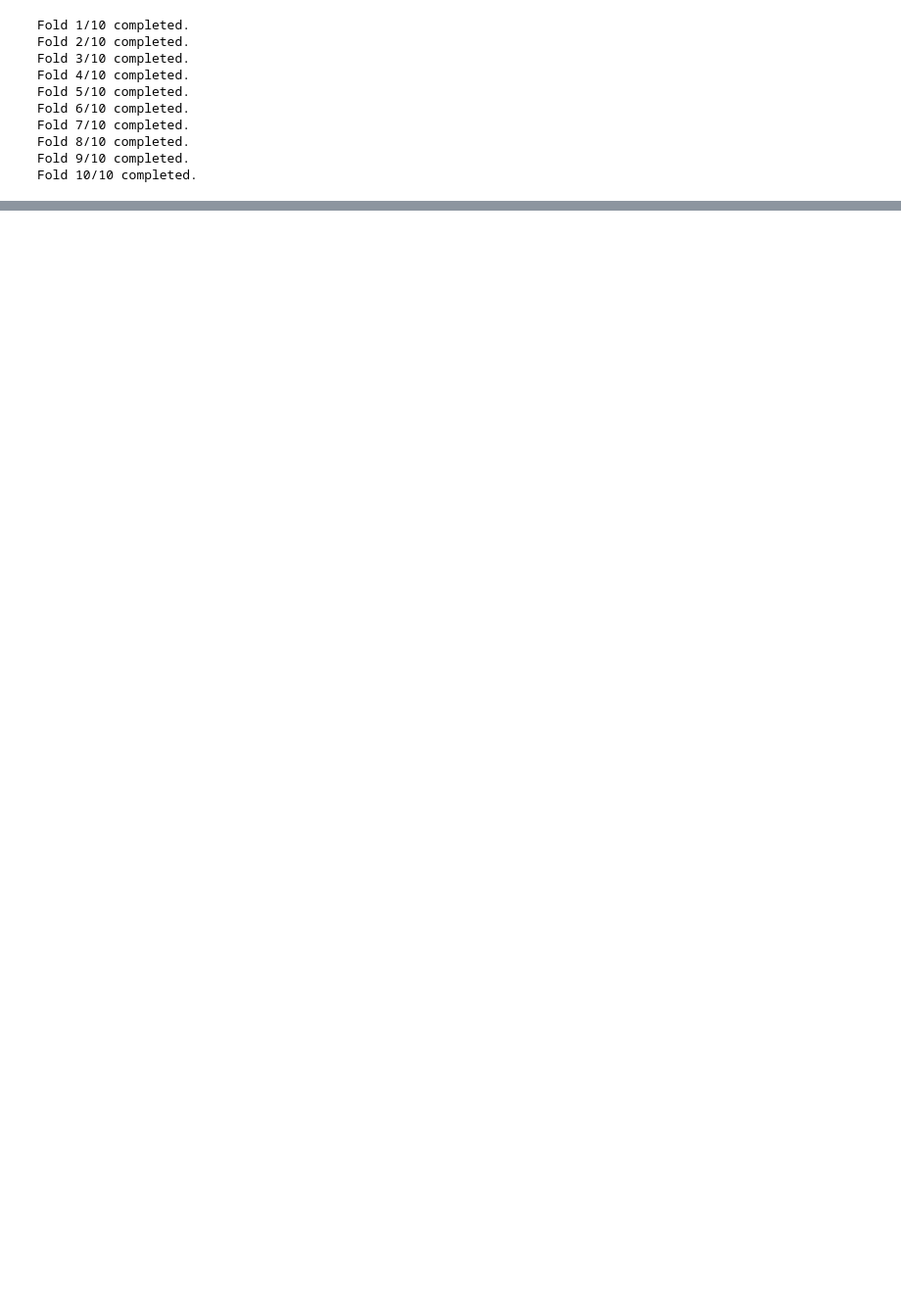
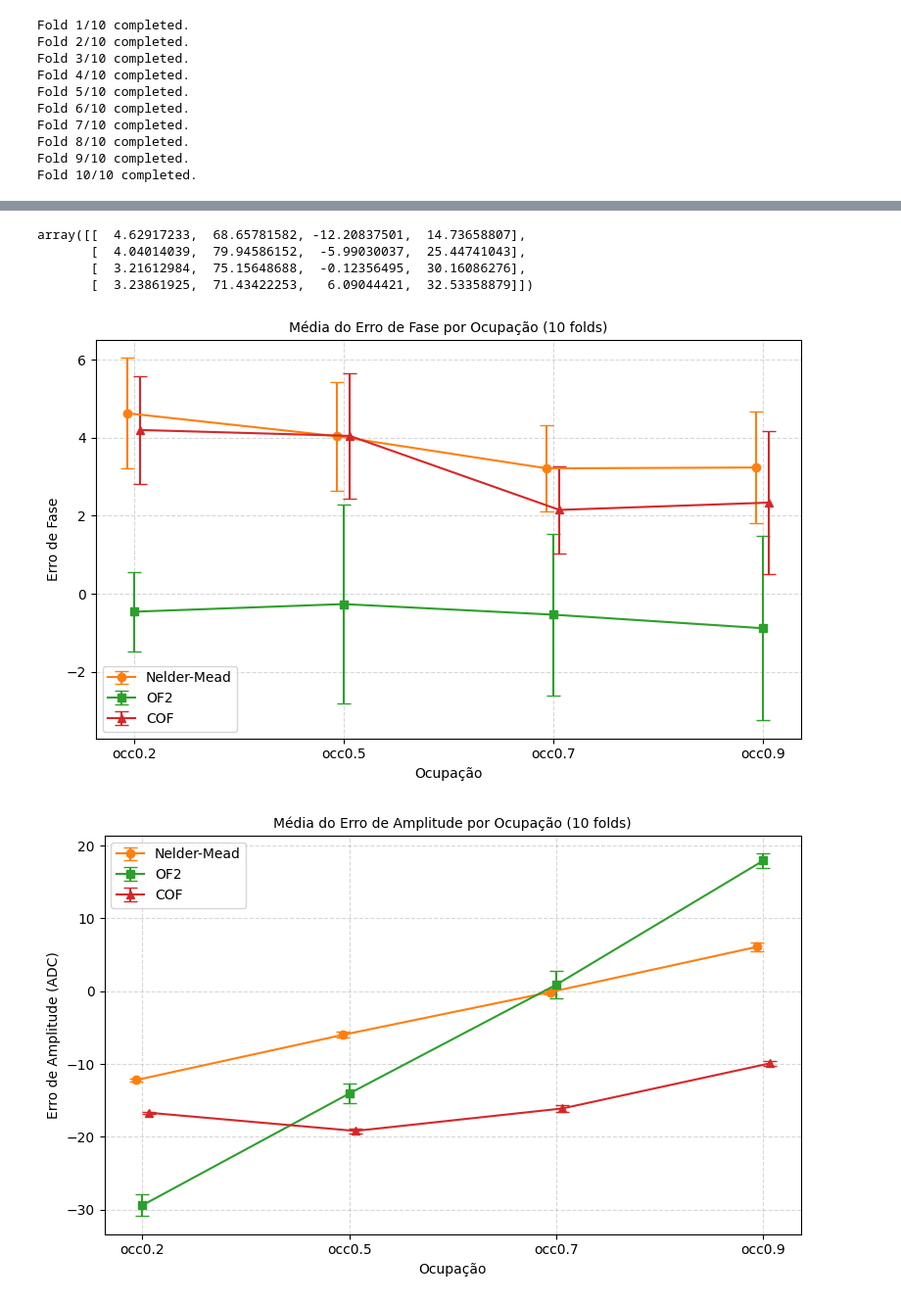
Before and after one commit to Caua-Gomes2005/Nelder-Mead_Rede-Neural, a Jupyter notebook: phases_comparison.ipynb, the cells around one changed output, grey strips where cells are left out. Shown at 98% size. Drawn from its saved outputs; the diff is of its cells as text; code cells hidden in the pictures; blank space fills up the shorter version.

```diff
--- a/phases_comparison.ipynb
+++ b/phases_comparison.ipynb
@@ -484,0 +391,48 @@ plt.show()
+# %%
+nm_errors
+# %% [output]
+array([[  4.62917233,  68.65781582, -12.20837501,  14.73658807],
+       [  4.04014039,  79.94586152,  -5.99030037,  25.44741043],
+       [  3.21612984,  75.15648688,  -0.12356495,  30.16086276],
+       [  3.23861925,  71.43422253,   6.09044421,  32.53358879]])
+# %%
+fsize = 10
+
+palette = [
+    "#ff7f0e",  # Nelder-Mead
+    "#2ca02c",  # OF2
+    "#d62728",  # COF
+]
+
+# colunas dos arrays *_errors: 0 = mean_phase, 1 = std_phase, 2 = mean_amplitude, 3 = std_amplitude
+# média = média dos folds por ocupação; barra de erro = desvio padrão entre folds
+methods = [
+    ("Nelder-Mead", nm_errors, nm_errors_std, 'o', palette[0]),
+    ("OF2",         of_errors, of_errors_std, 's', palette[1]),
+    ("COF",         cof_errors, cof_errors_std, '^', palette[2]),
+]
+
+def plot_mean_error(col, title, ylabel):
+    x = np.arange(len(occ_name))
+    offsets = [-0.03, 0, 0.03]  # pequeno deslocamento horizontal para as barras não se sobreporem
+
+    plt.figure(figsize=(8, 5))
+    for (name, mean, std, marker, color), off in zip(methods, offsets):
+        plt.errorbar(x + off, mean[:, col], yerr=std[:, col], marker=marker, label=name, color=color, capsize=5, linestyle='-')
+    plt.xticks(x, occ_name)
+    plt.title(title, fontsize=fsize)
+    plt.xlabel('Ocupação', fontsize=fsize)
+    plt.ylabel(ylabel, fontsize=fsize)
+    plt.grid(True, linestyle='--', alpha=0.5)
+    plt.legend(fontsize=fsize)
+    plt.tight_layout()
+    plt.show()
+
+# Gráfico 1: média do erro de fase por ocupação
+plot_mean_error(0, 'Média do Erro de Fase por Ocupação (10 folds)', 'Erro de Fase')
+
+# Gráfico 2: média do erro de amplitude por ocupação
+plot_mean_error(2, 'Média do Erro de Amplitude por Ocupação (10 folds)', 'Erro de Amplitude (ADC)')
+# %% [output]
+[figure, added]
+[figure, added]
```
Also changed, not shown: parts of 17 cells of this notebook, 13 other files.
